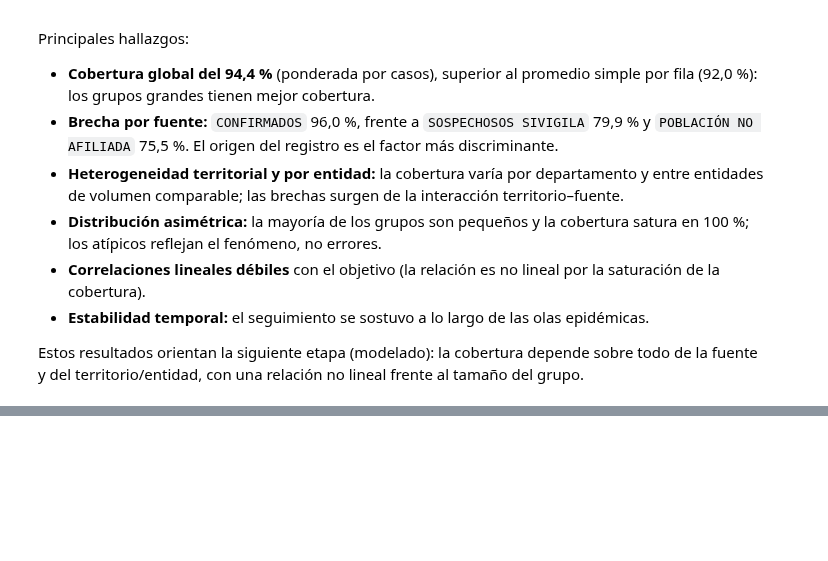
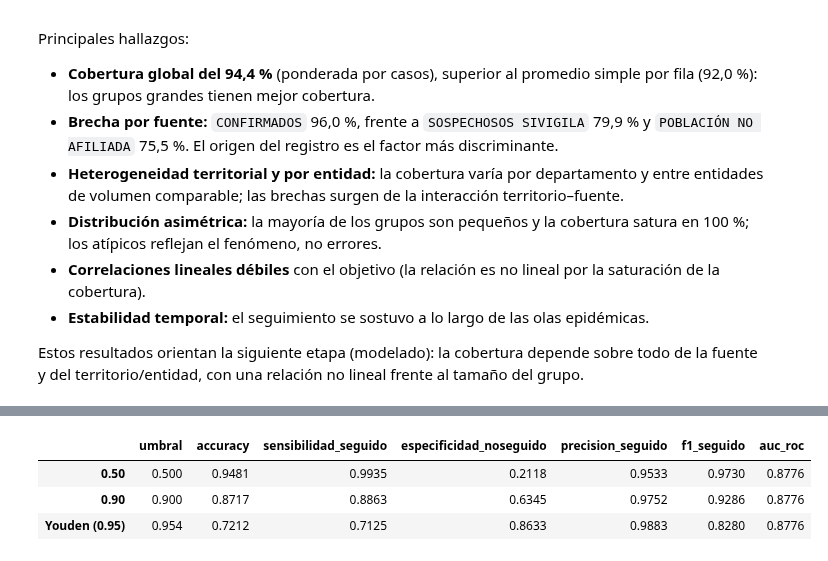
Before and after one commit to JabesMonroy/Proyecto_Esp-Fund-Datos_PRASS_Seg.COVID19, a Jupyter notebook: Proyecto_PRASS_Seguimiento_COVID19.ipynb, the cells around one changed output, grey strips where cells are left out. Saved outputs shown, nothing was run; the diff lists cells and outputs as text; code cells hidden in the pictures; blank space fills up the shorter version.

```diff
--- a/Proyecto_PRASS_Seguimiento_COVID19.ipynb
+++ b/Proyecto_PRASS_Seguimiento_COVID19.ipynb
@@ -782,0 +982,11 @@ Estos resultados orientan la siguiente etapa (modelado): la cobertura depende so
+# %%
+umbrales = {'0.50': 0.5, '0.90': 0.9, f'Youden ({u_opt:.2f})': u_opt}
+pd.DataFrame(
+    {nombre: utils.metricas_clasificacion(y_caso, score_caso, peso_caso, u)
+     for nombre, u in umbrales.items()}
+).T.round(4)
+# %% [output]
+|  | umbral | accuracy | sensibilidad_seguido | especificidad_noseguido | precision_seguido | f1_seguido | auc_roc |
+| 0.50 | 0.500 | 0.9481 | 0.9935 | 0.2118 | 0.9533 | 0.9730 | 0.8776 |
+| 0.90 | 0.900 | 0.8717 | 0.8863 | 0.6345 | 0.9752 | 0.9286 | 0.8776 |
+| Youden (0.95) | 0.954 | 0.7212 | 0.7125 | 0.8633 | 0.9883 | 0.8280 | 0.8776 |
```
Also changed, not shown: parts of 26 cells of this notebook, 4 other files.
